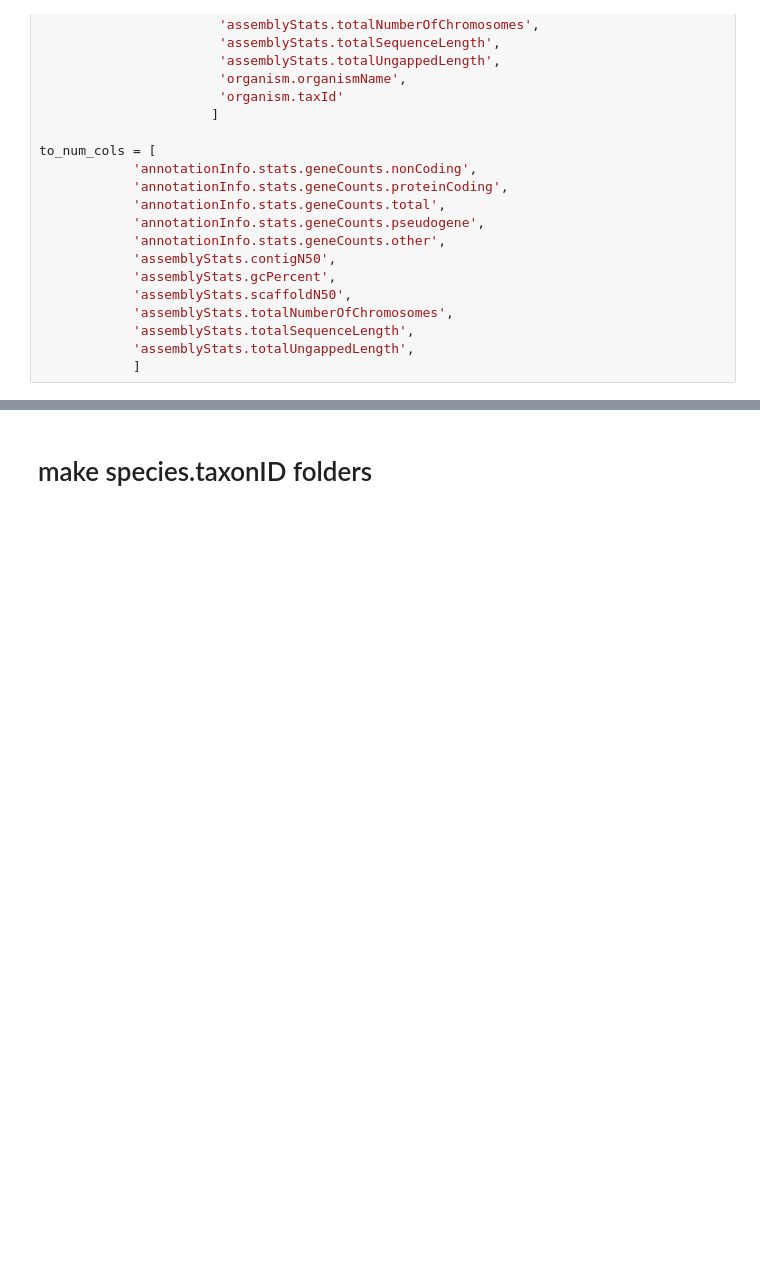
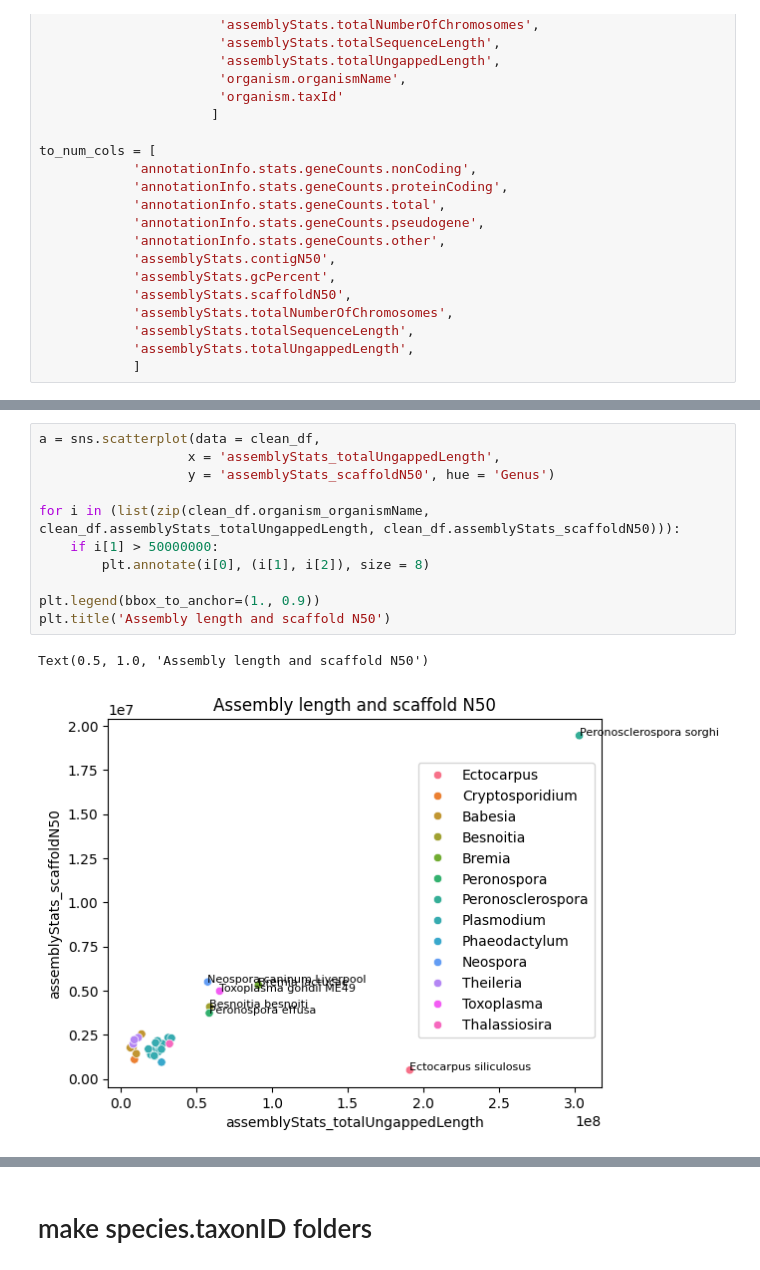
Before and after one commit to apollo994/references_log, a Jupyter notebook: reorg_ncbi_dataset_dw.ipynb, the cells around one changed output, grey strips where cells are left out. Drawn from its saved outputs; the diff is of its cells as text; blank space fills up the shorter version.

```diff
--- a/reorg_ncbi_dataset_dw.ipynb
+++ b/reorg_ncbi_dataset_dw.ipynb
@@ -131,0 +157,14 @@ clean_df
+# %%
+a = sns.scatterplot(data = clean_df,
+                   x = 'assemblyStats_totalUngappedLength',
+                   y = 'assemblyStats_scaffoldN50', hue = 'Genus')
+
+for i in (list(zip(clean_df.organism_organismName, clean_df.assemblyStats_totalUngappedLength, clean_df.assemblyStats_scaffoldN50))):
+    if i[1] > 50000000:
+        plt.annotate(i[0], (i[1], i[2]), size = 8)
+
+plt.legend(bbox_to_anchor=(1., 0.9))
+plt.title('Assembly length and scaffold N50')
+# %% [output]
+Text(0.5, 1.0, 'Assembly length and scaffold N50')
+[figure, added]
```
Also changed, not shown: parts of 8 cells of this notebook.
